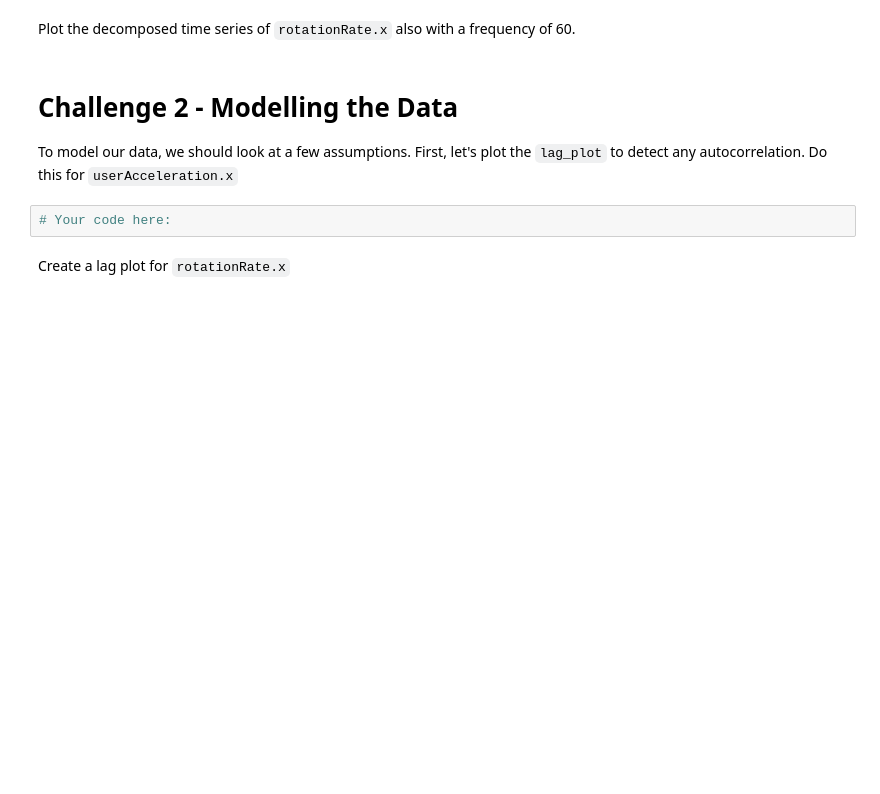
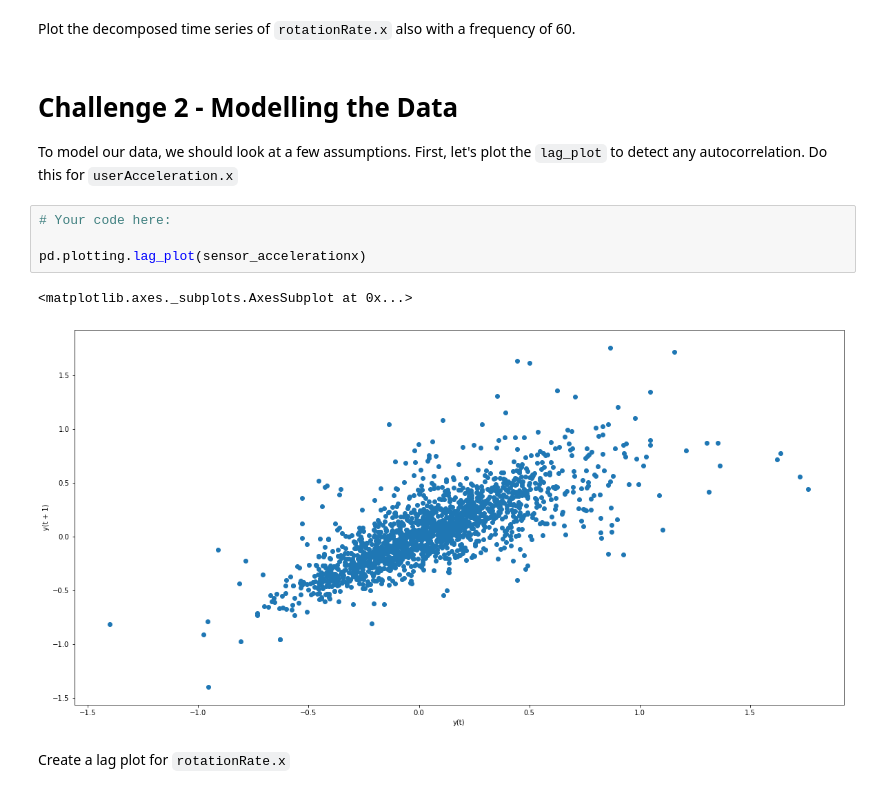
Before and after one commit to marinapm90/data-labs, a Jupyter notebook: module-2/lab-time-series/your-code/main.ipynb, the cells around one changed output. Cells and saved outputs as stored; diff of their text form; blank space fills up the shorter version.

```diff
--- a/module-2/lab-time-series/your-code/main.ipynb
+++ b/module-2/lab-time-series/your-code/main.ipynb
@@ -52,6 +133,11 @@ Plot the decomposed time series of `rotationRate.x` also with a frequency of 60.
 To model our data, we should look at a few assumptions. First, let's plot the `lag_plot` to detect any autocorrelation. Do this for `userAcceleration.x`
 # %%
 # Your code here:
+
+pd.plotting.lag_plot(sensor_accelerationx)
+# %% [output]
+<matplotlib.axes._subplots.AxesSubplot at 0x...>
+[figure, added]
 # %% [markdown]
 Create a lag plot for `rotationRate.x`
 # %%
```
Also changed, not shown: parts of 29 cells of this notebook.
